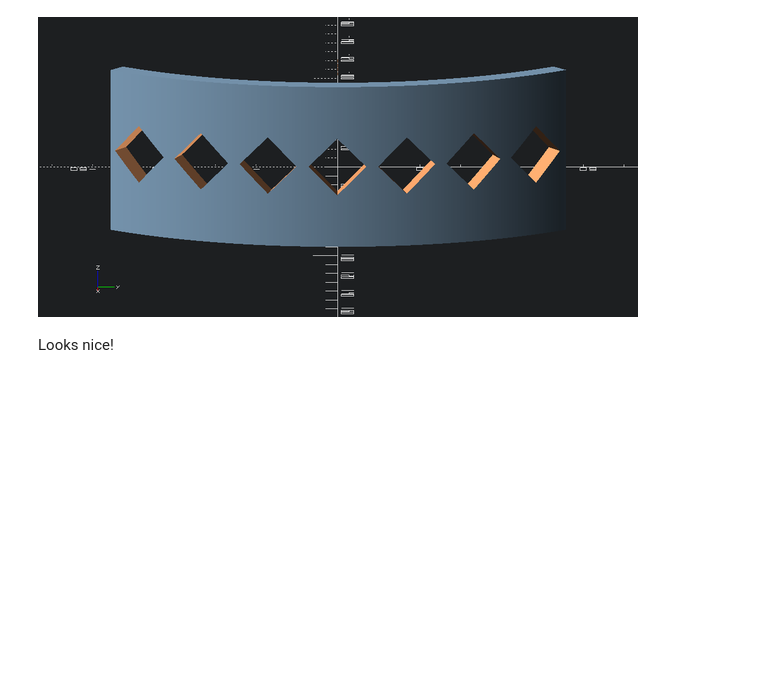
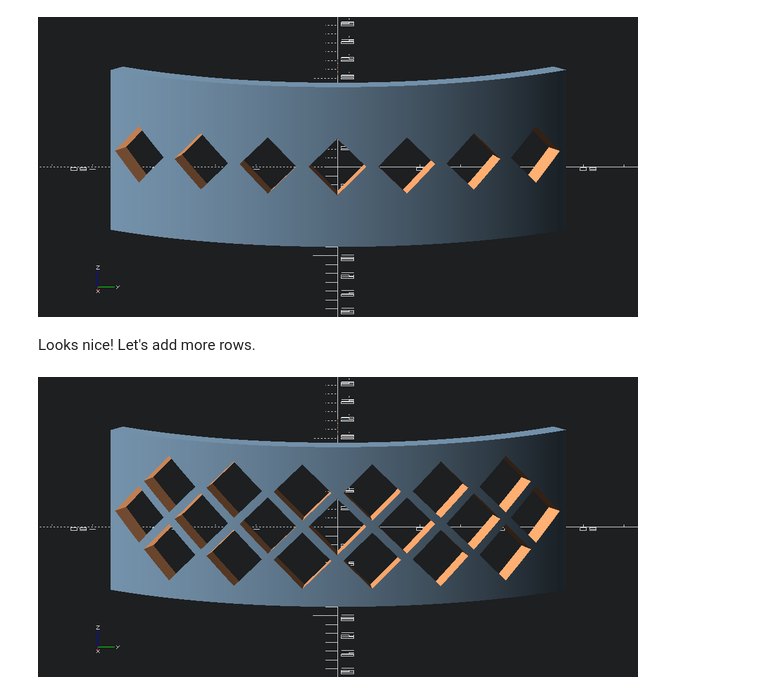
Before and after one commit to ozpau/cadlab, a Jupyter notebook: nbs/examples/01_stick_barrette.ipynb, the cells around one changed output. Drawn from its saved outputs; the diff is of its cells as text; code cells hidden in the pictures; blank space fills up the shorter version.

Commit message:
more holes, save to stl

```diff
--- a/nbs/examples/01_stick_barrette.ipynb
+++ b/nbs/examples/01_stick_barrette.ipynb
@@ -203,4 +203,21 @@ view(outer_with_holes, eye=(outer_radius*2,0,outer_height), viewall=False)
 # %% [output]
 [figure]
 # %% [markdown]
-Looks nice!
+Looks nice! Let's add more rows.
+# %%
+outer_with_holes = outer_part
+
+for i in range(7):
+    outer_with_holes -= hole_cutter.rotate([0,0,-(outer_angle/2-i*sa - sa/2)])
+
+for i in range(6):
+    outer_with_holes -= hole_cutter.rotate([0,0,-(outer_angle/2-i*sa - sa)]).translate([0,0,hole_side/2])
+
+for i in range(6):
+    outer_with_holes -= hole_cutter.rotate([0,0,-(outer_angle/2-i*sa - sa)]).translate([0,0,-hole_side/2])
+
+outer_with_holes_v1 = outer_with_holes
+
+view(outer_with_holes, eye=(outer_radius*2,0,outer_height), viewall=False)
+# %% [output]
+[figure, added]
```
Also changed, not shown: parts of 7 cells of this notebook, 2 other files.
